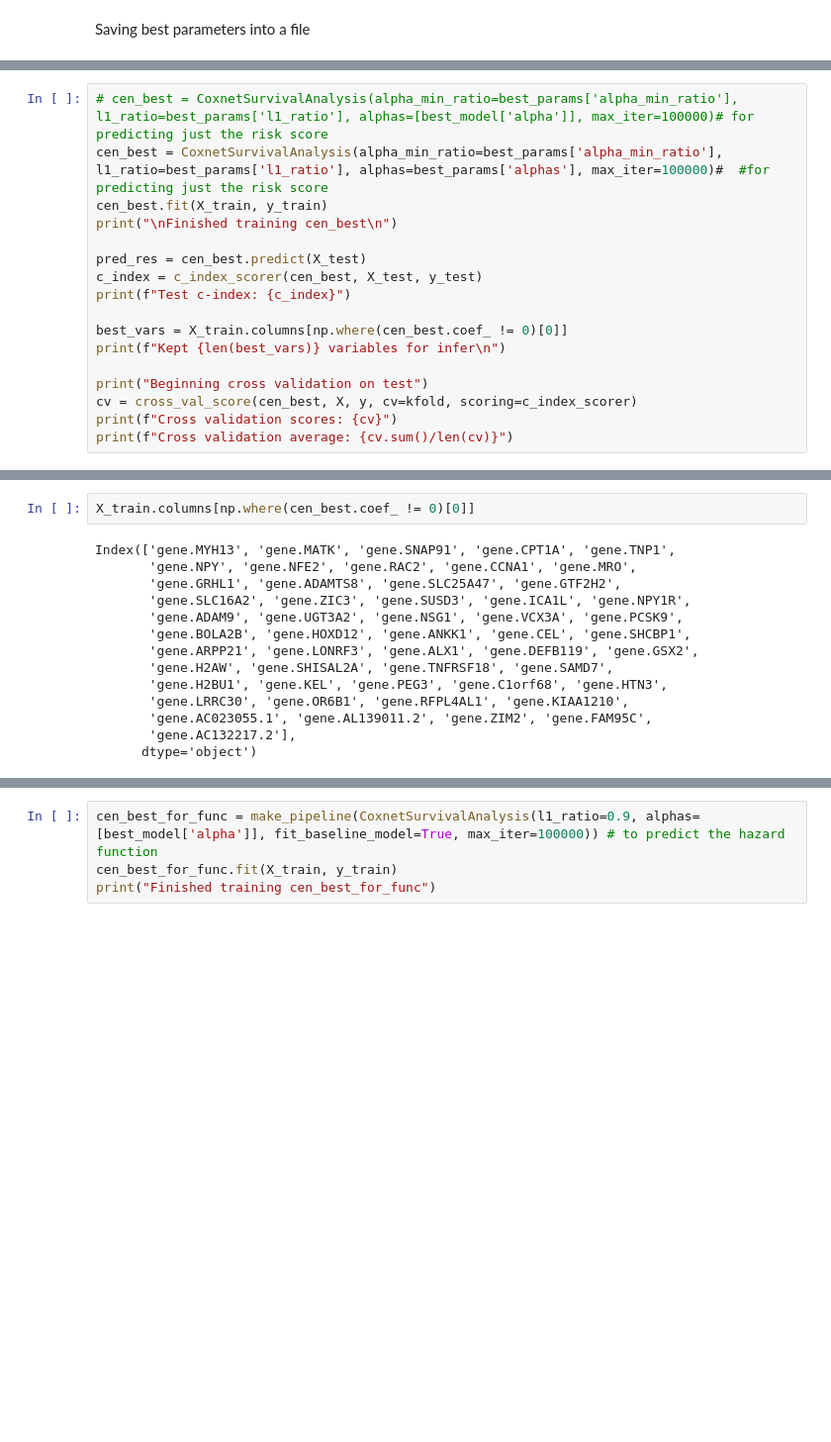
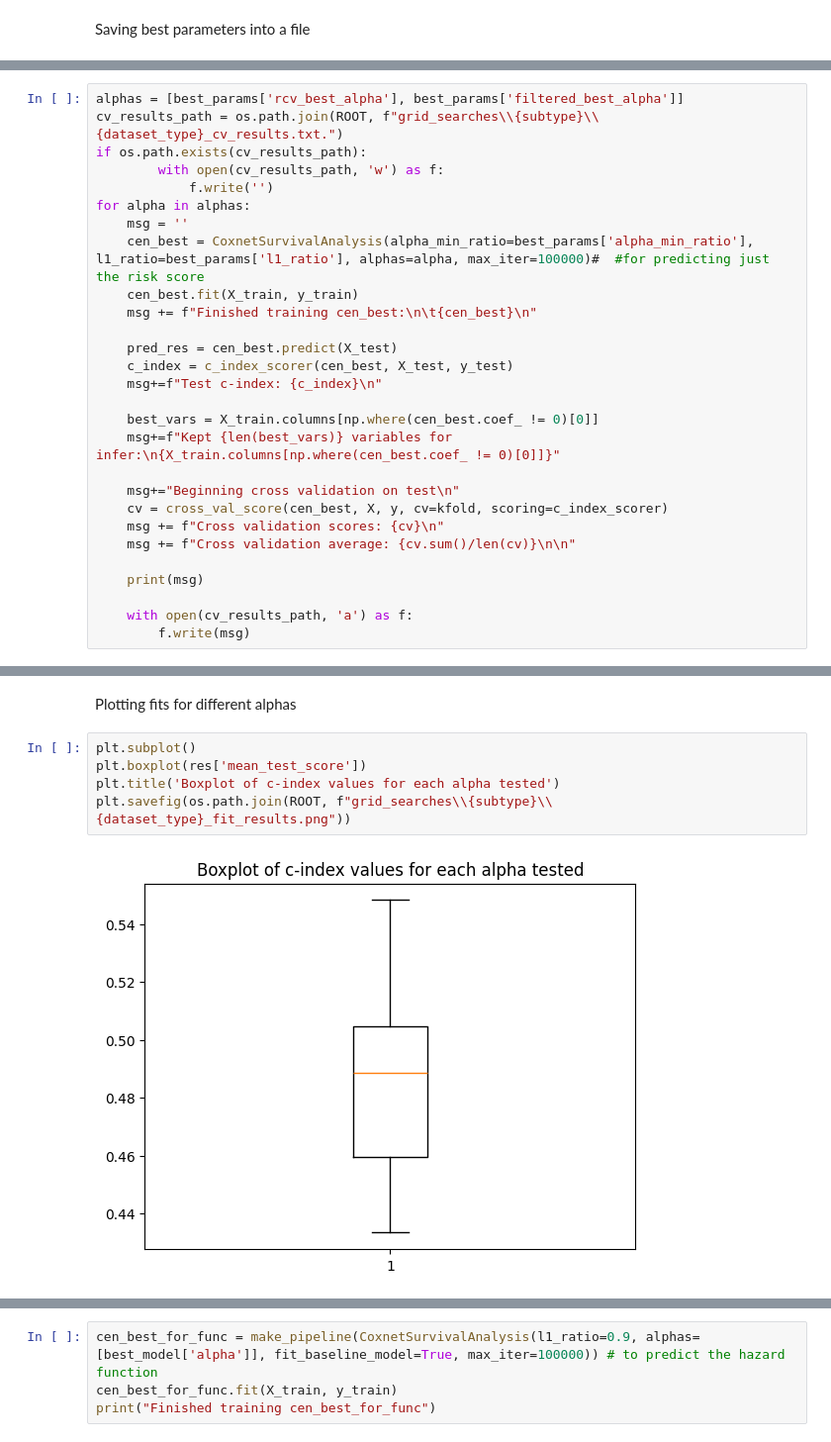
Before and after one commit to giorgiaBertacchini/miRNA_survival_analysis, a Jupyter notebook: notebooks/cox_regression.ipynb, the cells around one changed output, grey strips where cells are left out. Shown at 99% size. Saved outputs shown, nothing was run; the diff lists cells and outputs as text; blank space fills up the shorter version.

Commit message:
cox regression miRNA results upload

```diff
--- a/notebooks/cox_regression.ipynb
+++ b/notebooks/cox_regression.ipynb
@@ -393,18 +353,29 @@ plt.boxplot(res['mean_test_score'])
 # %%
-# cen_best = CoxnetSurvivalAnalysis(alpha_min_ratio=best_params['alpha_min_ratio'], l1_ratio=best_params['l1_ratio'], alphas=[best_model['alpha']], max_iter=100000)# for predicting just the risk score
-cen_best = CoxnetSurvivalAnalysis(alpha_min_ratio=best_params['alpha_min_ratio'], l1_ratio=best_params['l1_ratio'], alphas=best_params['alphas'], max_iter=100000)#  #for predicting just the risk score
-cen_best.fit(X_train, y_train)
-print("\nFinished training cen_best\n")
+alphas = [best_params['rcv_best_alpha'], best_params['filtered_best_alpha']]
+cv_results_path = os.path.join(ROOT, f"grid_searches\\{subtype}\\{dataset_type}_cv_results.txt.")
+if os.path.exists(cv_results_path):
+        with open(cv_results_path, 'w') as f:
+            f.write('')
+for alpha in alphas:
+    msg = ''
+    cen_best = CoxnetSurvivalAnalysis(alpha_min_ratio=best_params['alpha_min_ratio'], l1_ratio=best_params['l1_ratio'], alphas=alpha, max_iter=100000)#  #for predicting just the risk score
+    cen_best.fit(X_train, y_train)
+    msg += f"Finished training cen_best:\n\t{cen_best}\n"
 
-pred_res = cen_best.predict(X_test)
-c_index = c_index_scorer(cen_best, X_test, y_test)
-print(f"Test c-index: {c_index}")
+    pred_res = cen_best.predict(X_test)
+    c_index = c_index_scorer(cen_best, X_test, y_test)
+    msg+=f"Test c-index: {c_index}\n"
 
-best_vars = X_train.columns[np.where(cen_best.coef_ != 0)[0]]
-print(f"Kept {len(best_vars)} variables for infer\n")
+    best_vars = X_train.columns[np.where(cen_best.coef_ != 0)[0]]
+    msg+=f"Kept {len(best_vars)} variables for infer:\n{X_train.columns[np.where(cen_best.coef_ != 0)[0]]}"
 
-print("Beginning cross validation on test")
-cv = cross_val_score(cen_best, X, y, cv=kfold, scoring=c_index_scorer)
-print(f"Cross validation scores: {cv}")
-print(f"Cross validation average: {cv.sum()/len(cv)}")
+    msg+="Beginning cross validation on test\n"
+    cv = cross_val_score(cen_best, X, y, cv=kfold, scoring=c_index_scorer)
+    msg += f"Cross validation scores: {cv}\n"
+    msg += f"Cross validation average: {cv.sum()/len(cv)}\n\n"
+
+    print(msg)
+
+    with open(cv_results_path, 'a') as f:
+        f.write(msg)
 # %% [output]
@@ -420,16 +399,9 @@ Cross validation average: 0.6089928676363746
-# %%
-X_train.columns[np.where(cen_best.coef_ != 0)[0]]
-# %% [output]
-Index(['gene.MYH13', 'gene.MATK', 'gene.SNAP91', 'gene.CPT1A', 'gene.TNP1',
-       'gene.NPY', 'gene.NFE2', 'gene.RAC2', 'gene.CCNA1', 'gene.MRO',
-       'gene.GRHL1', 'gene.ADAMTS8', 'gene.SLC25A47', 'gene.GTF2H2',
-       'gene.SLC16A2', 'gene.ZIC3', 'gene.SUSD3', 'gene.ICA1L', 'gene.NPY1R',
-       'gene.ADAM9', 'gene.UGT3A2', 'gene.NSG1', 'gene.VCX3A', 'gene.PCSK9',
-       'gene.BOLA2B', 'gene.HOXD12', 'gene.ANKK1', 'gene.CEL', 'gene.SHCBP1',
-       'gene.ARPP21', 'gene.LONRF3', 'gene.ALX1', 'gene.DEFB119', 'gene.GSX2',
-       'gene.H2AW', 'gene.SHISAL2A', 'gene.TNFRSF18', 'gene.SAMD7',
-       'gene.H2BU1', 'gene.KEL', 'gene.PEG3', 'gene.C1orf68', 'gene.HTN3',
-       'gene.LRRC30', 'gene.OR6B1', 'gene.RFPL4AL1', 'gene.KIAA1210',
-       'gene.AC023055.1', 'gene.AL139011.2', 'gene.ZIM2', 'gene.FAM95C',
-       'gene.AC132217.2'],
-      dtype='object')
+# %% [markdown]
+Plotting fits for different alphas
+# %%
+plt.subplot()
+plt.boxplot(res['mean_test_score'])
+plt.title('Boxplot of c-index values for each alpha tested')
+plt.savefig(os.path.join(ROOT, f"grid_searches\\{subtype}\\{dataset_type}_fit_results.png"))
+# %% [output]
+[figure, new version]
```
Also changed, not shown: parts of 17 cells of this notebook, 18 other files.
